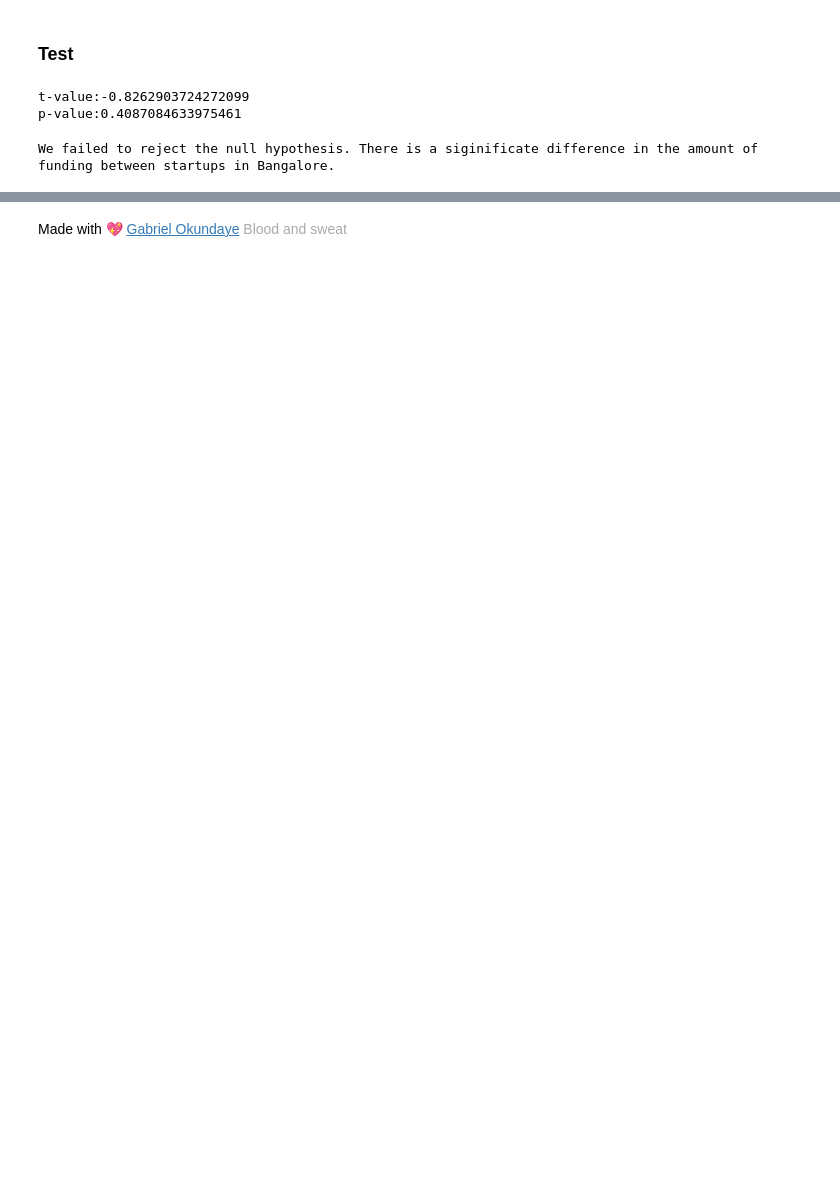
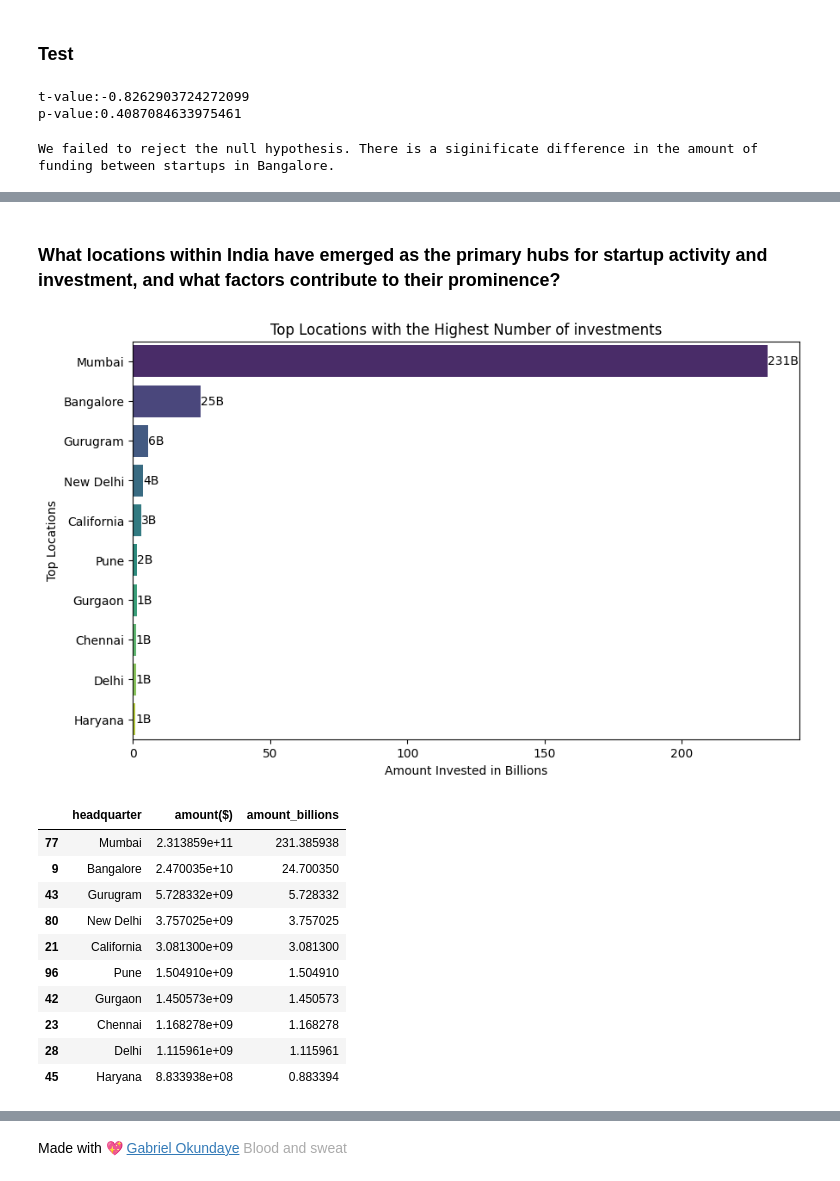
Before and after one commit to valiantezabuku/A-Data-Analysis-Project, a Jupyter notebook: indian_start_up_funding_analysis.ipynb, the cells around one changed output, grey strips where cells are left out. Drawn from its saved outputs; the diff is of its cells as text; code cells hidden in the pictures; blank space fills up the shorter version.

```diff
--- a/indian_start_up_funding_analysis.ipynb
+++ b/indian_start_up_funding_analysis.ipynb
@@ -960,0 +1260,46 @@ Name: count, Length: 139, dtype: int64
+# %% [markdown]
+### What locations within India have emerged as the primary hubs for startup activity and investment, and what factors contribute to their prominence?
+# %%
+# Grouping the dataset based on the headquarters
+startups_by_location = final_dataset.groupby('headquarter')['amount($)'].sum()
+
+
+#Reset index and get the top 10 locations
+top_10_locations = startups_by_location.reset_index().sort_values(by ='amount($)', ascending = False).head(10)
+
+# #Convert the 'amount' values to billions
+top_10_locations['amount_billions'] = top_10_locations['amount($)'] / 1e9
+
+
+# Rename the column
+# top_10_locations.rename(columns={'count': 'startups'}, inplace=True)
+
+def annotate_bars(data, ax):
+    for index, value in enumerate(data['amount_billions']):
+        ax.text(value, index, f'{value:.0f}B', ha='left', va='center', fontsize=10)
+
+# Plotting using seaborn
+plt.figure(figsize=(10, 6))
+ax = sns.barplot(x='amount_billions', y='headquarter', data=top_10_locations, palette="viridis")
+
+annotate_bars(top_10_locations, ax)
+
+plt.title('Top Locations with the Highest Number of investments')
+plt.xlabel('Amount Invested in Billions')
+plt.ylabel('Top Locations')
+plt.show()
+
+top_10_locations
+# %% [output]
+[figure, added]
+|  | headquarter | amount($) | amount_billions |
+| 77 | Mumbai | 2.313859e+11 | 231.385938 |
+| 9 | Bangalore | 2.470035e+10 | 24.700350 |
+| 43 | Gurugram | 5.728332e+09 | 5.728332 |
+| 80 | New Delhi | 3.757025e+09 | 3.757025 |
+| 21 | California | 3.081300e+09 | 3.081300 |
+| 96 | Pune | 1.504910e+09 | 1.504910 |
+| 42 | Gurgaon | 1.450573e+09 | 1.450573 |
+| 23 | Chennai | 1.168278e+09 | 1.168278 |
+| 28 | Delhi | 1.115961e+09 | 1.115961 |
+| 45 | Haryana | 8.833938e+08 | 0.883394 |
```
Also changed, not shown: parts of 53 cells of this notebook.
